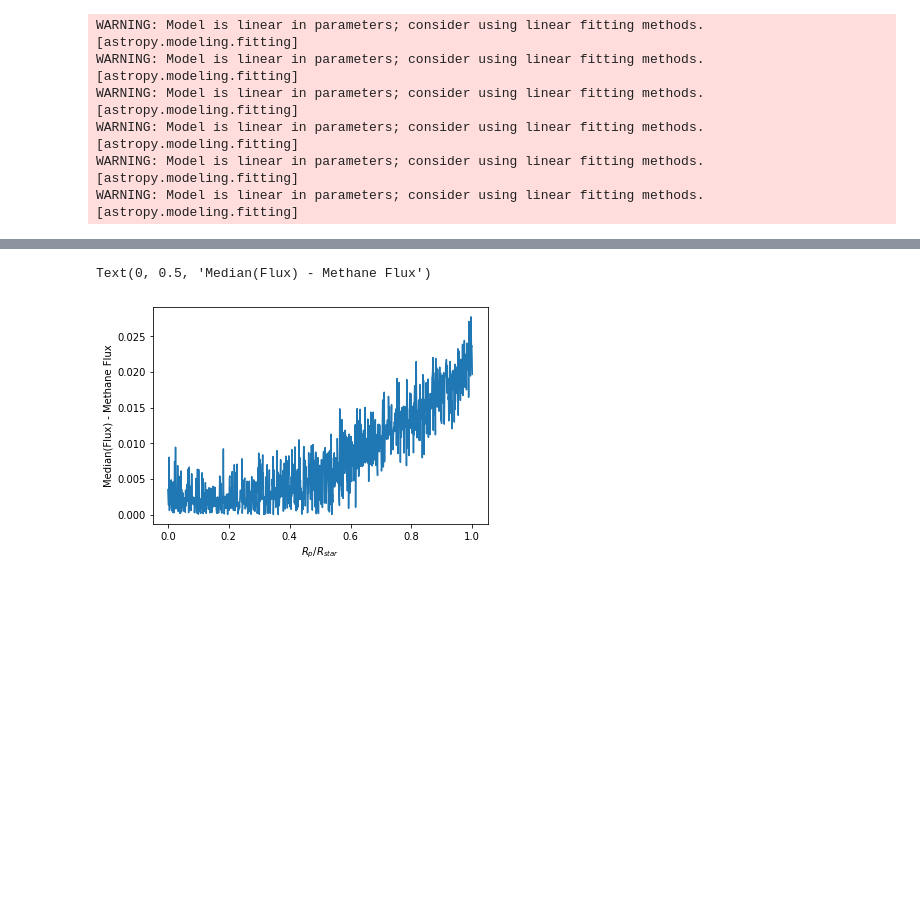
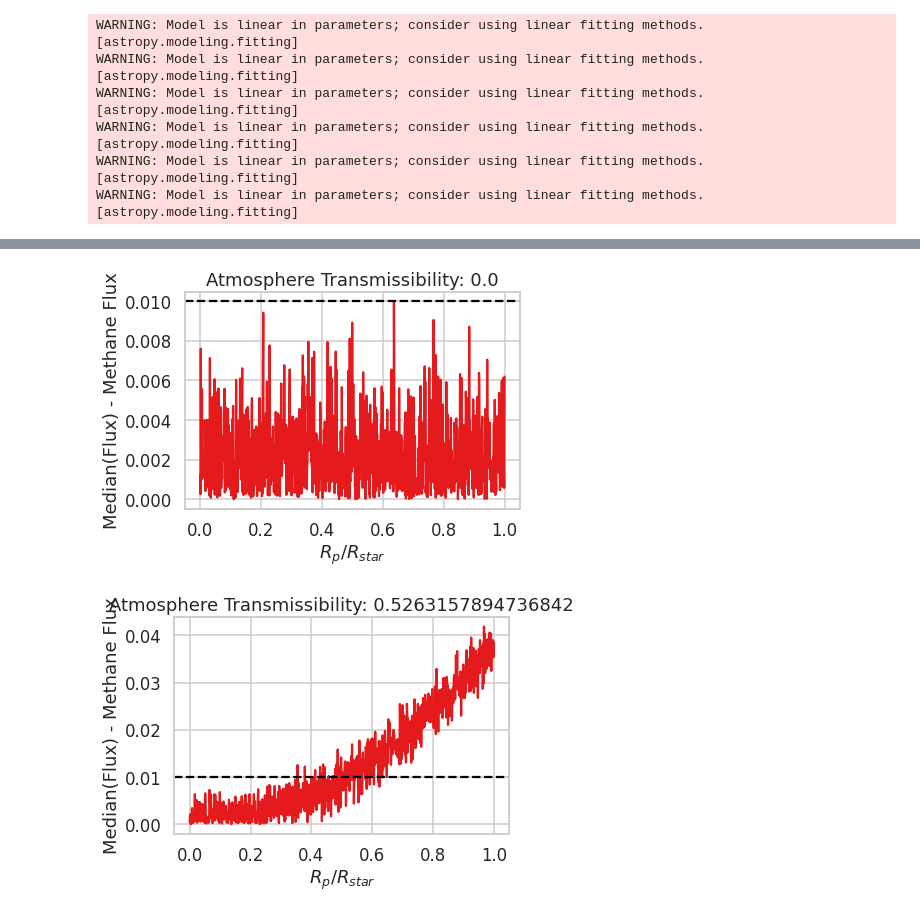
Before and after one commit to noahfranz13/ExoSpec, a Jupyter notebook: radiusConstraints.ipynb, the cells around one changed output, grey strips where cells are left out. Cells and saved outputs as stored; diff of their text form; code cells hidden in the pictures; blank space fills up the shorter version.

Commit message:
Finish radius constraint notebook

```diff
--- a/radiusConstraints.ipynb
+++ b/radiusConstraints.ipynb
@@ -56,3 +64,22 @@ WARNING: Model is linear in parameters; consider using linear fitting methods. [
 WARNING: Model is linear in parameters; consider using linear fitting methods. [astropy.modeling.fitting]
 WARNING: Model is linear in parameters; consider using linear fitting methods. [astropy.modeling.fitting]
 WARNING: Model is linear in parameters; consider using linear fitting methods. [astropy.modeling.fitting]
+# %%
+# Create bunch of spectrum with different radii ratios
+
+n = 11
+
+radiusFrac = np.linspace(0,1,n)
+
+for rf in radiusFrac:
+    wave, flux = combSpec(hostSpec, jupSpec, radFrac=rf)
+
+    exoFlux = flux - hostSpec.flux
+
+    fig, ax = plt.subplots(figsize=(16,6))
+    plotExo(wave, exoFlux, jupSpec.wave, jupSpec.flux, ax=ax, label='Exoplanet Spectrum', lw=3)
+
+    ax.set_title(f'R_p/R_star = {rf:.1f}')
+    #ax.axhline(np.median(exoFlux), color='k')
+    ax.axhline(np.median(exoFlux)-0.01, color='k', label='Methane Detection Threshold')
+    ax.legend()
@@ -92,7 +132,12 @@ for rf in radiusFrac:
 # %%
-plt.plot(radiusFrac, percents)
-plt.xlabel('$R_p / R_{star}$')
-plt.ylabel('Median(Flux) - Methane Flux')
+for ii in range(len(fracAtms)):
+    if ii % 10 == 0:
+        plt.figure()
+        plt.plot(radiusFrac, percents[ii])
+        plt.xlabel('$R_p / R_{star}$')
+        plt.ylabel('Median(Flux) - Methane Flux')
+        plt.title(f'Atmosphere Transmissibility: {fracAtms[ii]}')
+        plt.axhline(0.01, color='k', linestyle='--')
 # %% [output]
-Text(0, 0.5, 'Median(Flux) - Methane Flux')
-[figure, old version]
+[figure, new version]
+[figure, added]
```
Also changed, not shown: parts of 5 cells of this notebook.
